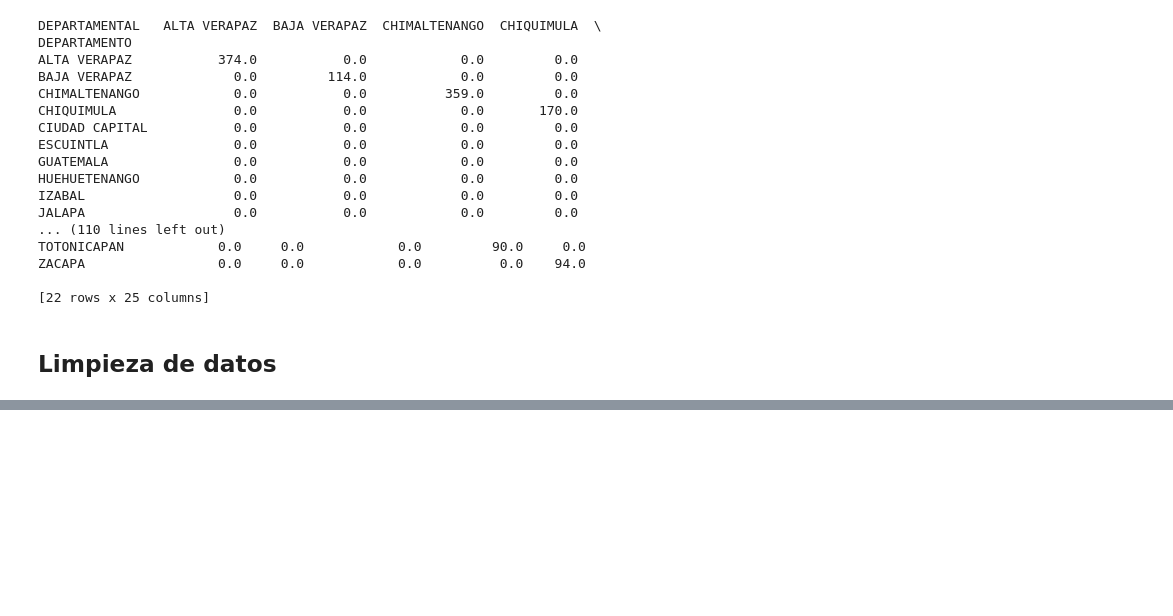
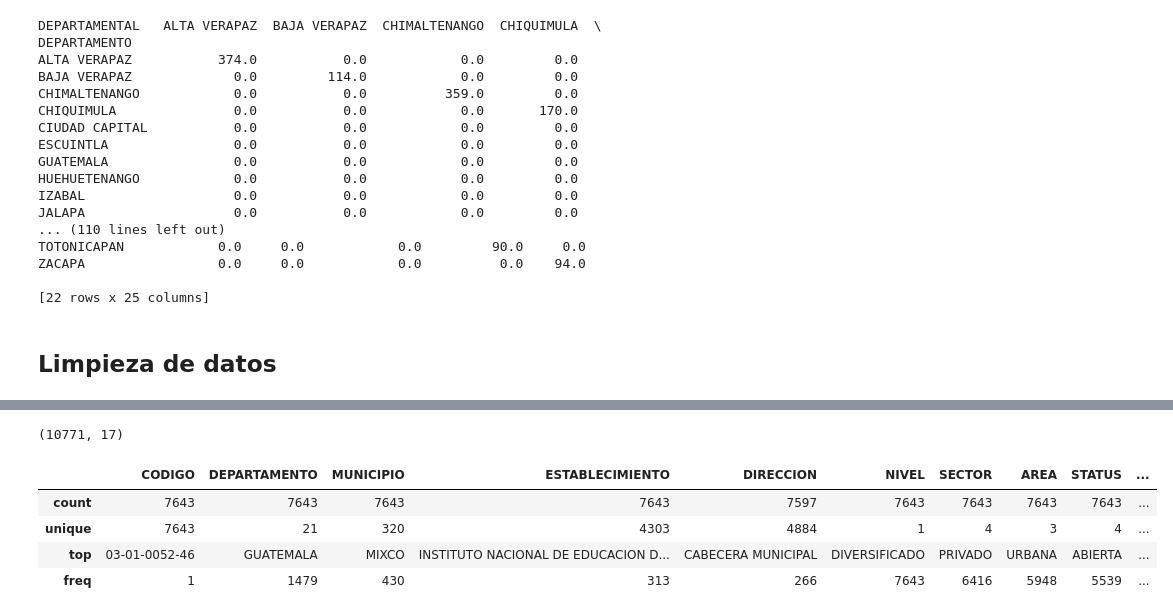
Before and after one commit to MelissaPerez09/Proyecto01-CC3084, a Jupyter notebook: proyecto1.ipynb, the cells around one changed output, grey strips where cells are left out. Cells and saved outputs as stored; diff of their text form; code cells hidden in the pictures; blank space fills up the shorter version.

```diff
--- a/proyecto1.ipynb
+++ b/proyecto1.ipynb
@@ -304,0 +328,12 @@ df_cleaned.to_csv('data/cleanedData.csv', index=False)
+# %%
+df.shape
+# %% [output]
+(10771, 17)
+# %%
+df_cleaned.describe()
+# %% [output]
+|  | CODIGO | DEPARTAMENTO | MUNICIPIO | ESTABLECIMIENTO | DIRECCION | NIVEL | SECTOR | AREA | STATUS | ... |
+| count | 7643 | 7643 | 7643 | 7643 | 7597 | 7643 | 7643 | 7643 | 7643 | ... |
+| unique | 7643 | 21 | 320 | 4303 | 4884 | 1 | 4 | 3 | 4 | ... |
+| top | 03-01-0052-46 | GUATEMALA | MIXCO | INSTITUTO NACIONAL DE EDUCACION D... | CABECERA MUNICIPAL | DIVERSIFICADO | PRIVADO | URBANA | ABIERTA | ... |
+| freq | 1 | 1479 | 430 | 313 | 266 | 7643 | 6416 | 5948 | 5539 | ... |
```
Also changed, not shown: parts of 5 cells of this notebook.
